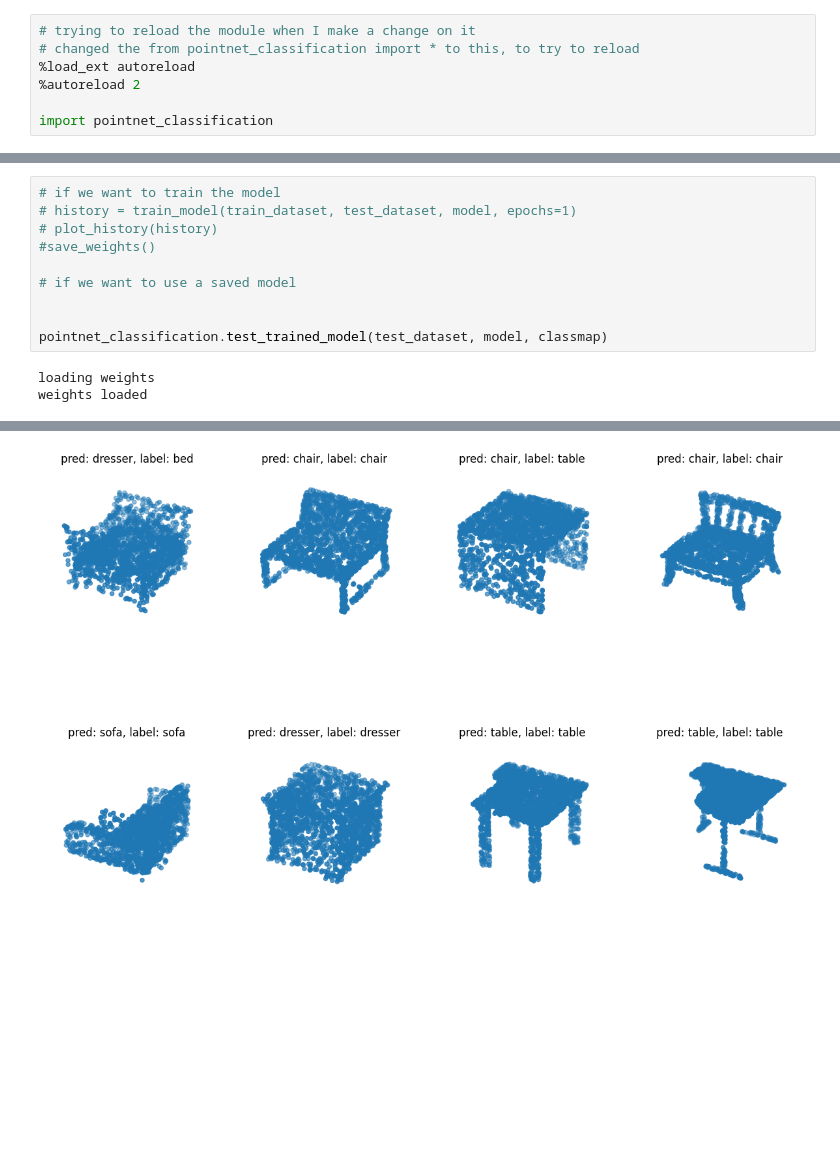
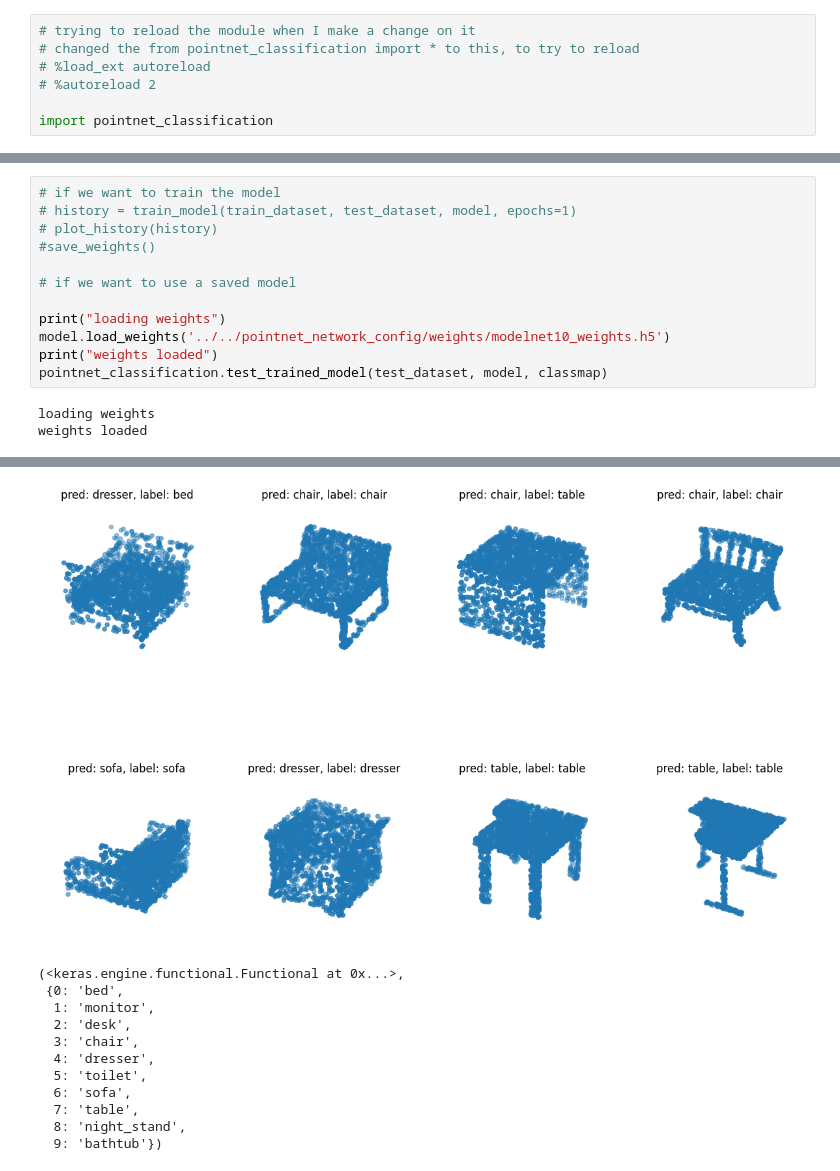
Before and after one commit to ielson/ROSPointNet, a Jupyter notebook: src/rospointnet/training_and_validating.ipynb, the cells around one changed output, grey strips where cells are left out. Saved outputs shown, nothing was run; the diff lists cells and outputs as text; blank space fills up the shorter version.

```diff
--- a/src/rospointnet/training_and_validating.ipynb
+++ b/src/rospointnet/training_and_validating.ipynb
@@ -1,8 +1,8 @@
 # %%
 # trying to reload the module when I make a change on it
 # changed the from pointnet_classification import * to this, to try to reload
-%load_ext autoreload
-%autoreload 2
+# %load_ext autoreload
+# %autoreload 2
 
 import pointnet_classification
 # %%
@@ -34,7 +34,9 @@ ________________________________________________________________________________
 
 # if we want to use a saved model
 
-
+print("loading weights")
+model.load_weights('../../pointnet_network_config/weights/modelnet10_weights.h5')
+print("weights loaded")
 pointnet_classification.test_trained_model(test_dataset, model, classmap)
 # %% [output]
 loading weights
@@ -44 +47,12 @@ weights loaded
-[figure, old version]
+[figure, new version]
+(<keras.engine.functional.Functional at 0x...>,
+ {0: 'bed',
+  1: 'monitor',
+  2: 'desk',
+  3: 'chair',
+  4: 'dresser',
+  5: 'toilet',
+  6: 'sofa',
+  7: 'table',
+  8: 'night_stand',
+  9: 'bathtub'})
```
Also changed, not shown: parts of 6 cells of this notebook, 1 other file.
